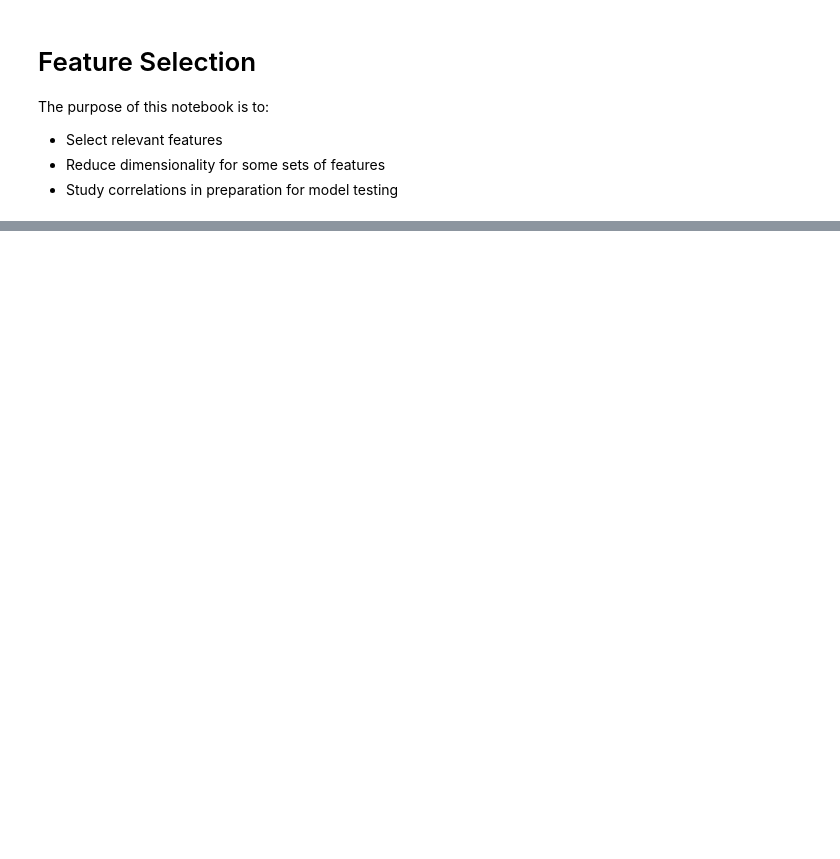
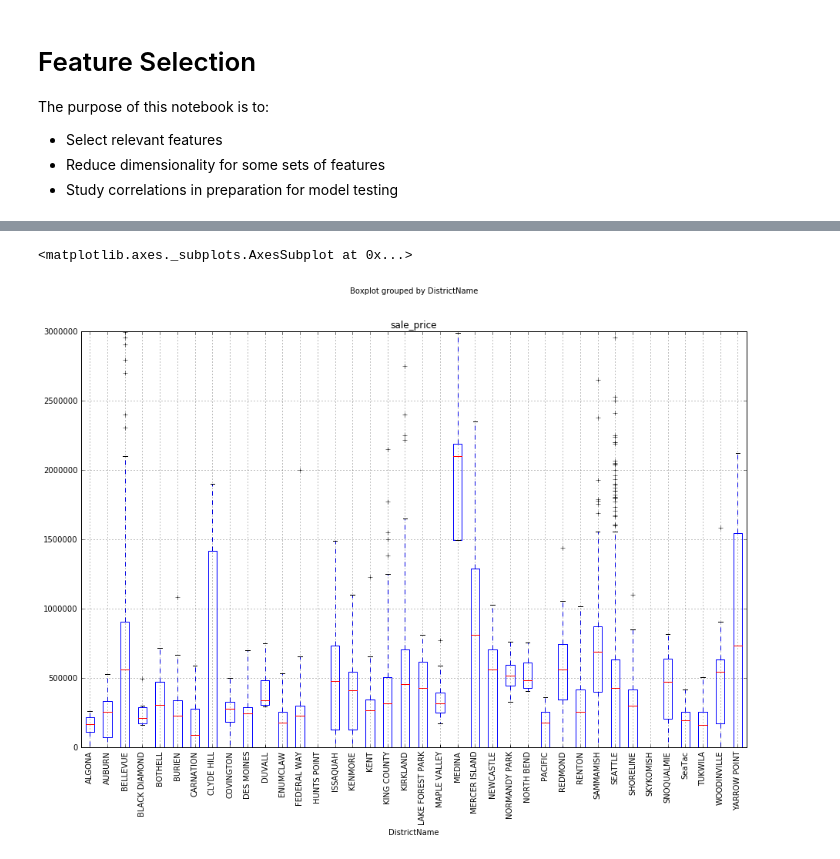
Before and after one commit to gavin-peterkin/king_county_property, a Jupyter notebook: notebooks/feature_development.ipynb, the cells around one changed output, grey strips where cells are left out. Cells and saved outputs as stored; diff of their text form; code cells hidden in the pictures; blank space fills up the shorter version.

```diff
--- a/notebooks/feature_development.ipynb
+++ b/notebooks/feature_development.ipynb
@@ -25,0 +29,14 @@ parcel.head()
+# %%
+# Creating various filters
+
+is_recent_sale = (parcel.sale_date.dt.year >=2014)
+is_under_3 = (parcel.sale_price <= 3000000)
+# %%
+# DistrictName
+
+parcel[is_recent_sale & is_under_3].boxplot(column='sale_price', by='DistrictName', figsize=(15,10), rot=90)
+
+# District has some effect on sales price. Specifically Medina is super pricey (where bill gates lives).
+# %% [output]
+<matplotlib.axes._subplots.AxesSubplot at 0x...>
+[figure, added]
```
Also changed, not shown: parts of 5 cells of this notebook, 1 other file.
